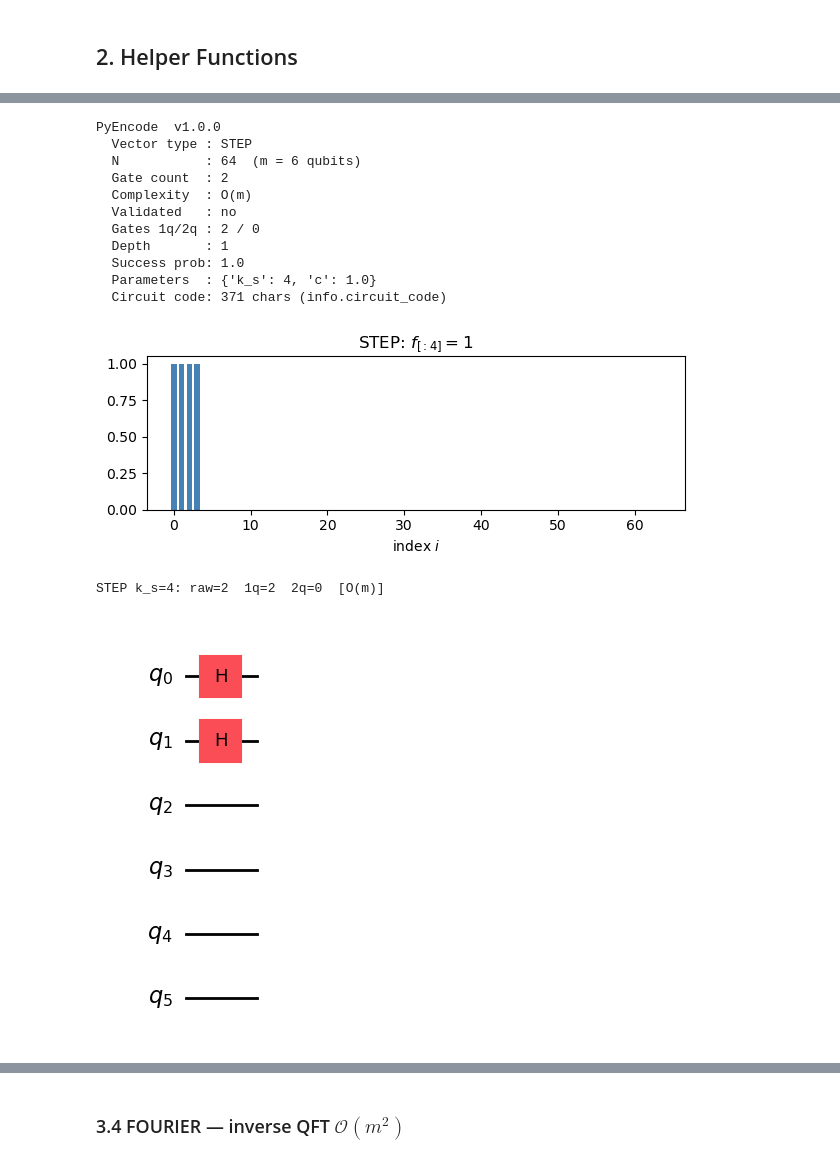
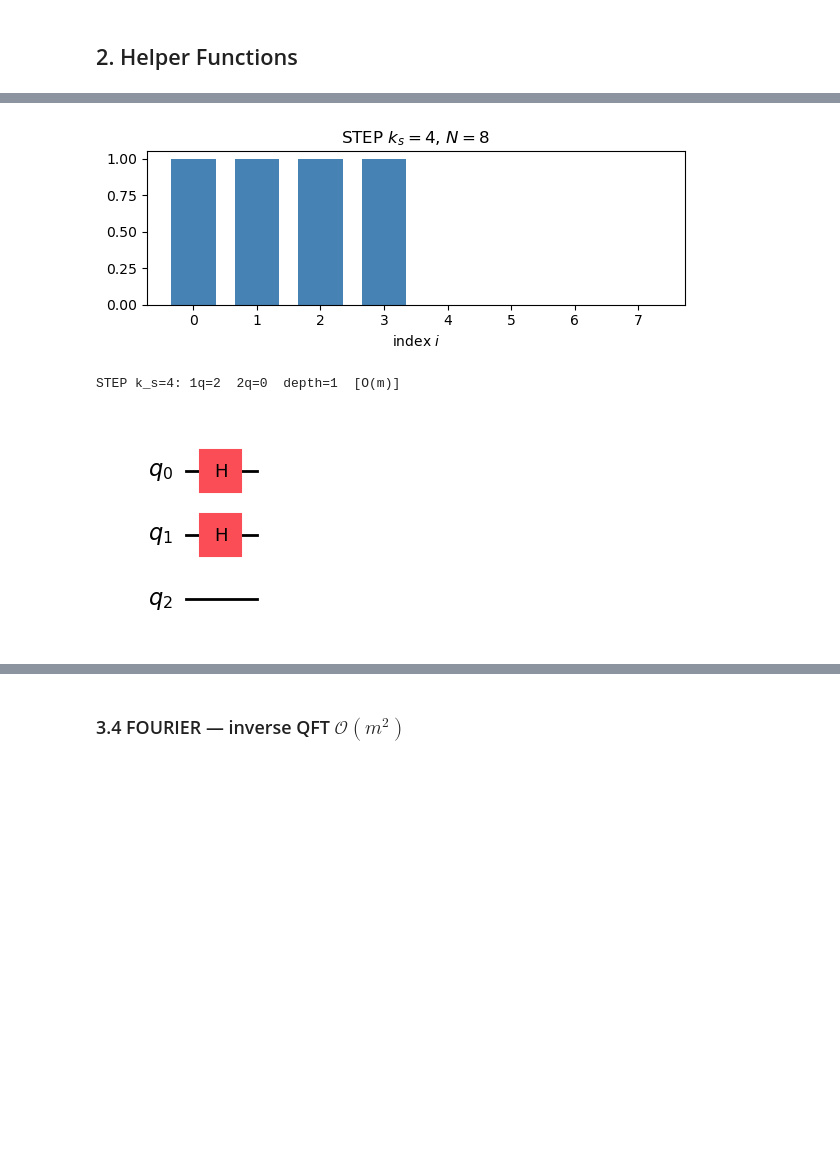
Before and after one commit to UW-ERSL/PyEncode, a Jupyter notebook: notebooks/paperExperiments.ipynb, the cells around one changed output, grey strips where cells are left out. Drawn from its saved outputs; the diff is of its cells as text; code cells hidden in the pictures; blank space fills up the shorter version.

```diff
--- a/notebooks/paperExperiments.ipynb
+++ b/notebooks/paperExperiments.ipynb
@@ -101,11 +98,9 @@ SPARSE s=1: raw=3  1q=3  2q=0  [O(s·m)]
 [figure]
 # %%
-# s=2: two point masses
-circuit, info = encode(SPARSE([(10, 3.0), (50, 4.0)]), N=N)
-print(info)
-
-f = np.zeros(N); f[10] = 3.0; f[50] = 4.0
-plot_vector(f, r"SPARSE s=2: $f_{10}=3,\;f_{50}=4$")
-verify_circuit(circuit, info, "SPARSE s=2")
+# s=2: two point loads with distinct amplitudes
+circuit, info = encode(SPARSE([(1, 3.0), (6, 4.0)]), N=8)
+f = np.zeros(8); f[1] = 3.0; f[6] = 4.0
+plot_vector(f, r"SPARSE $s=2$: $(f_1, f_6)=(3, 4)$, $N=8$")
+report(circuit, info, "SPARSE s=2")
 circuit.draw("mpl")
 # %% [output]
@@ -128,23 +112,11 @@ SPARSE s=2: raw=6  1q=4  2q=2  [O(s·m)]
 # %%
-circuit, info = encode(STEP(k_s=4, c=1.0), N=N)
-print(info)
-
-f = np.zeros(N); f[:4] = 1.0
-plot_vector(f, r"STEP: $f_{[:4]}=1$")
-verify_circuit(circuit, info, "STEP k_s=4")
+# Prefix uniform superposition
+circuit, info = encode(STEP(k_s=4, c=1.0), N=8)
+f = np.zeros(8); f[:4] = 1.0
+plot_vector(f, r"STEP $k_s=4$, $N=8$")
+report(circuit, info, "STEP k_s=4")
 circuit.draw("mpl")
 # %% [output]
+[figure, new version]
-PyEncode  v1.0.0
-  Vector type : STEP
-  N           : 64  (m = 6 qubits)
-  Gate count  : 2
-  Complexity  : O(m)
-  Validated   : no
-  Gates 1q/2q : 2 / 0
-  Depth       : 1
-  Success prob: 1.0
-  Parameters  : {'k_s': 4, 'c': 1.0}
-  Circuit code: 371 chars (info.circuit_code)
+STEP k_s=4: 1q=2  2q=0  depth=1  [O(m)]
-[figure, old version]
-STEP k_s=4: raw=2  1q=2  2q=0  [O(m)]
-[figure, old version]
+[figure, new version]
```
Also changed, not shown: parts of 74 cells of this notebook.
